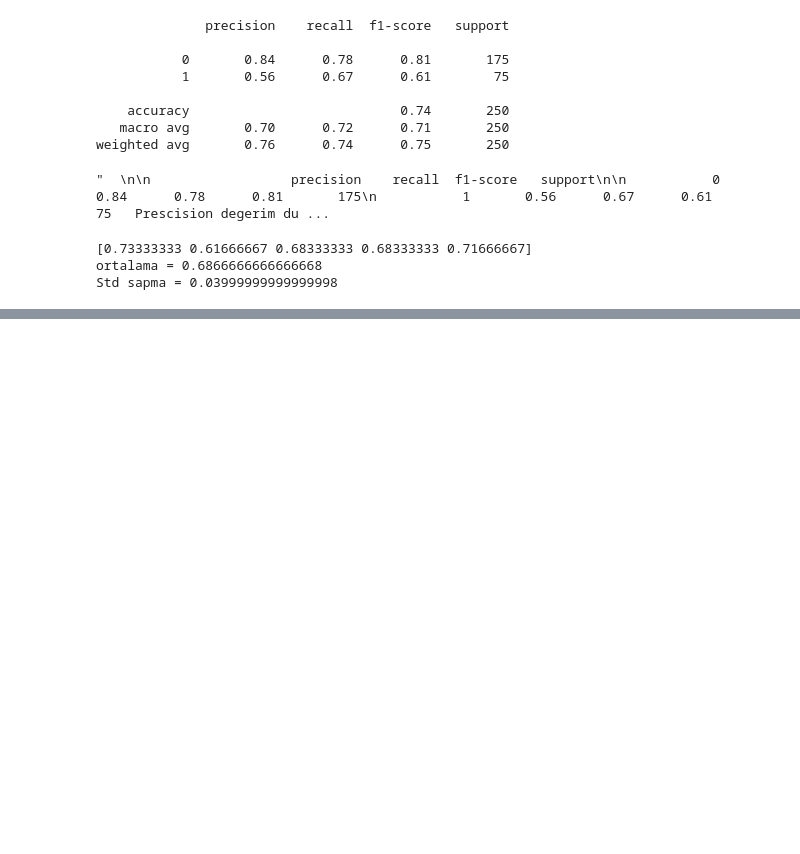
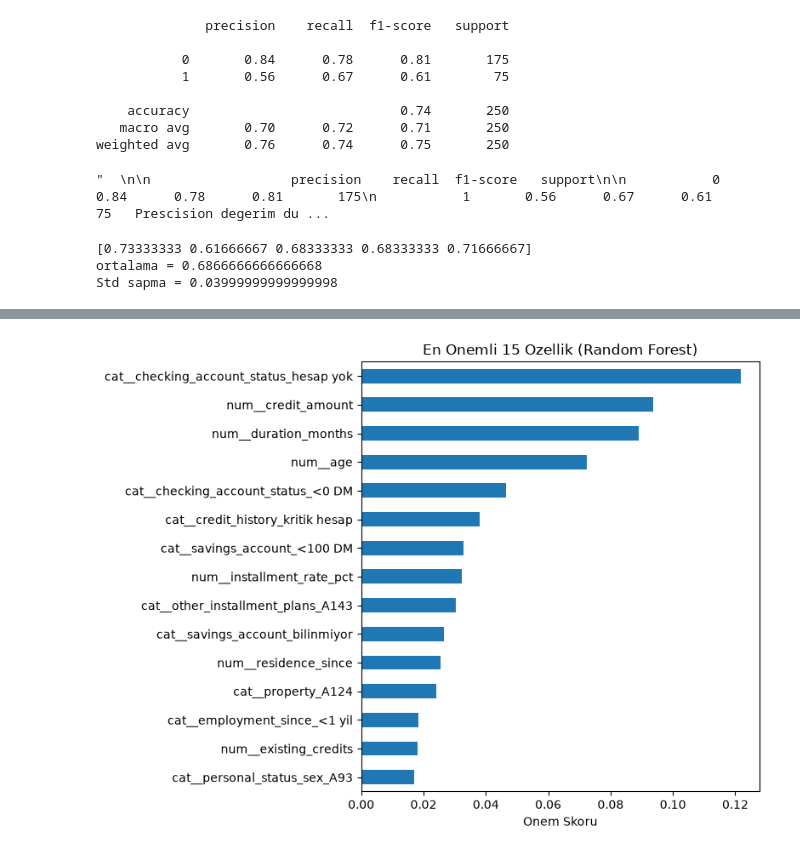
Before and after one commit to egemenoral1-jpg/kredi-risk-projesi, a Jupyter notebook: notebooks/01_eda.ipynb, the cells around one changed output, grey strips where cells are left out. Drawn from its saved outputs; the diff is of its cells as text; code cells hidden in the pictures; blank space fills up the shorter version.

Commit message:
Feature importance analizi ve gorsellestirme eklendi

```diff
--- a/notebooks/01_eda.ipynb
+++ b/notebooks/01_eda.ipynb
@@ -260,3 +260,7 @@ print(f"Std sapma = {scores.std()}")
 [0.73333333 0.61666667 0.68333333 0.68333333 0.71666667]
 ortalama = 0.6866666666666668
 Std sapma = 0.03999999999999998
+# %%
+kolon_isimleri = pipeline.named_steps["preprocessor"].get_feature_names_out()
+print(len(kolon_isimleri))
+print(kolon_isimleri[:10])
@@ -262,0 +274,5 @@ Std sapma = 0.03999999999999998
+# %%
+onem_skorlari = pipeline.named_steps["model"].feature_importances_
+
+onem_df = pd.Series(onem_skorlari, index=kolon_isimleri).sort_values(ascending=False)
+print(onem_df.head(15))
@@ -262,0 +296,8 @@ Std sapma = 0.03999999999999998
+# %%
+onem_df.head(15).sort_values().plot(kind="barh", figsize=(8,6))
+plt.title("En Onemli 15 Ozellik (Random Forest)")
+plt.xlabel("Onem Skoru")
+plt.tight_layout()
+plt.show()
+# %% [output]
+[figure, added]
```
Also changed, not shown: parts of 2 cells of this notebook.
